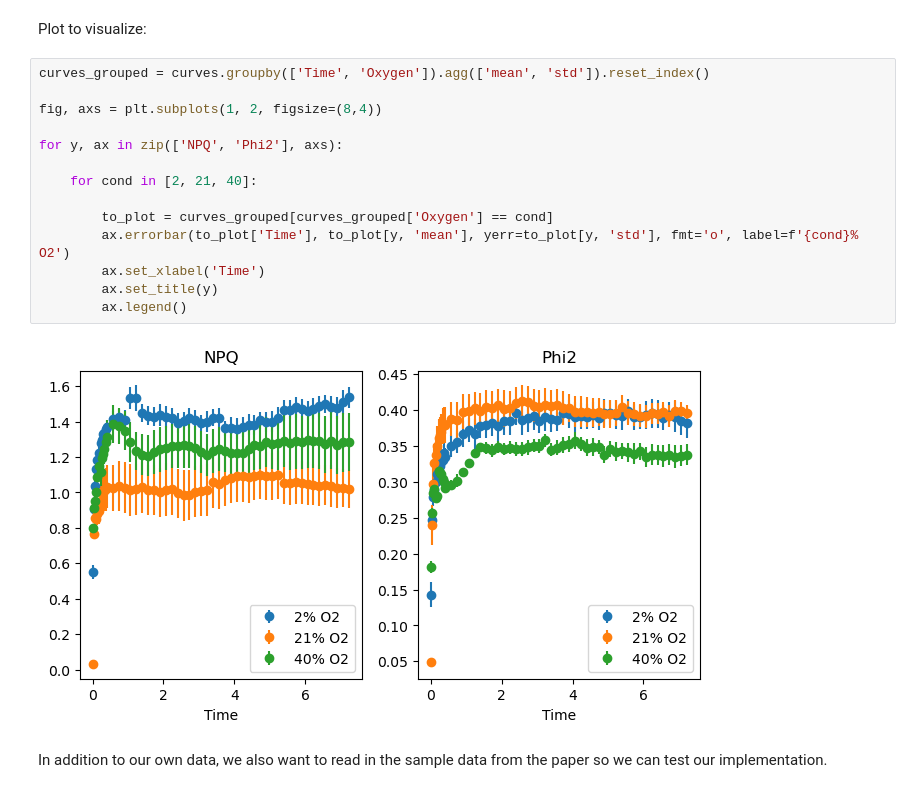
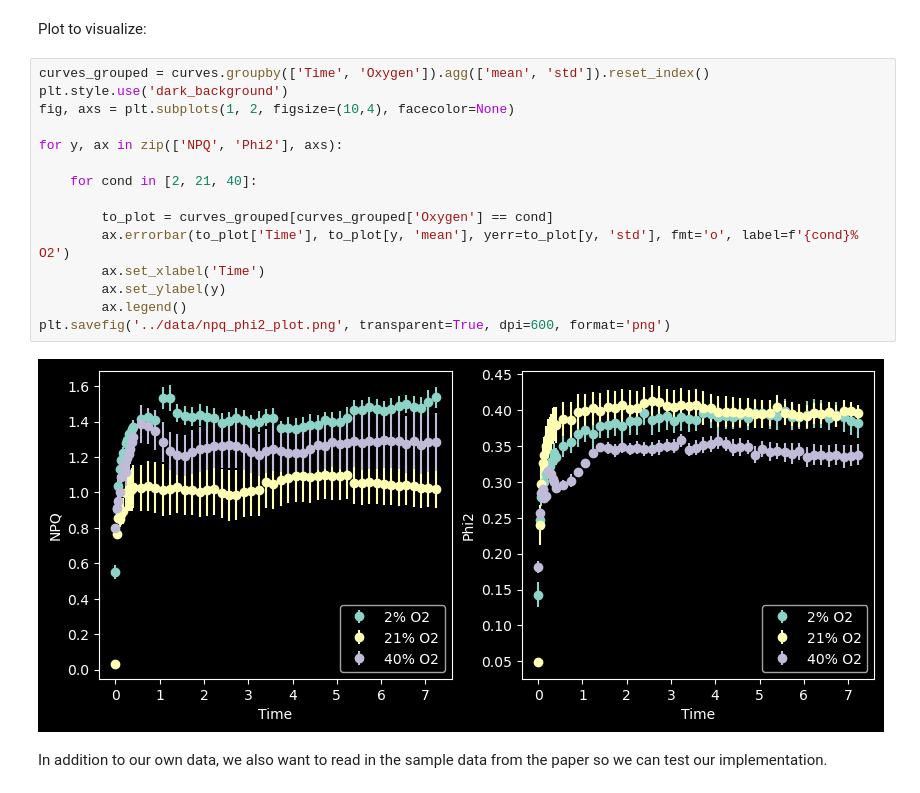
Before and after one commit to serenalotreck/photorespiration-omics, a Jupyter notebook: notebooks/photosynthetic_measurement_statistical_testing.ipynb, the cells around one changed output. Cells and saved outputs as stored; diff of their text form.

```diff
--- a/notebooks/photosynthetic_measurement_statistical_testing.ipynb
+++ b/notebooks/photosynthetic_measurement_statistical_testing.ipynb
@@ -40,20 +40,21 @@ There are 4 samples for phi2 and 4 samples for NPQ at each condition.
 Plot to visualize:
 # %%
 curves_grouped = curves.groupby(['Time', 'Oxygen']).agg(['mean', 'std']).reset_index()
-
-fig, axs = plt.subplots(1, 2, figsize=(8,4))
+plt.style.use('dark_background')
+fig, axs = plt.subplots(1, 2, figsize=(10,4), facecolor=None)
 
 for y, ax in zip(['NPQ', 'Phi2'], axs):
 
     for cond in [2, 21, 40]:
 
         to_plot = curves_grouped[curves_grouped['Oxygen'] == cond]
         ax.errorbar(to_plot['Time'], to_plot[y, 'mean'], yerr=to_plot[y, 'std'], fmt='o', label=f'{cond}% O2')
         ax.set_xlabel('Time')
-        ax.set_title(y)
+        ax.set_ylabel(y)
         ax.legend()
+plt.savefig('../data/npq_phi2_plot.png', transparent=True, dpi=600, format='png')
 # %% [output]
-[figure, old version]
+[figure, new version]
 # %% [markdown]
 In addition to our own data, we also want to read in the sample data from the paper so we can test our implementation.
 # %%
```
Also changed, not shown: parts of 2 cells of this notebook, 3 other files.
